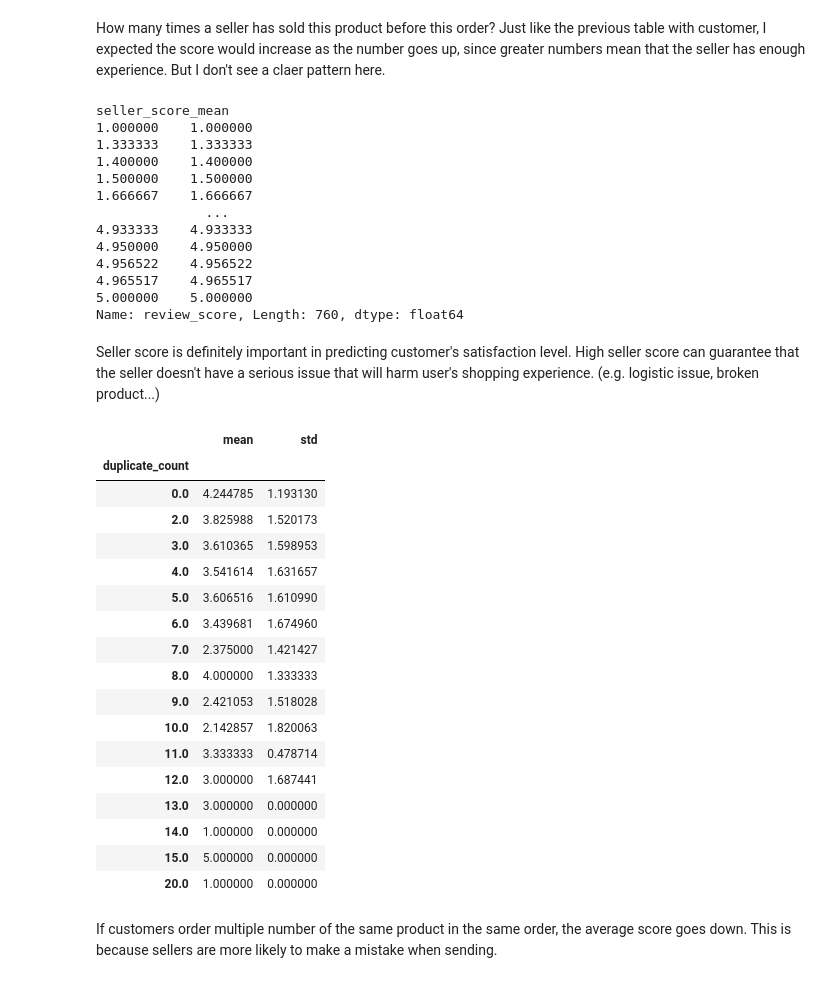
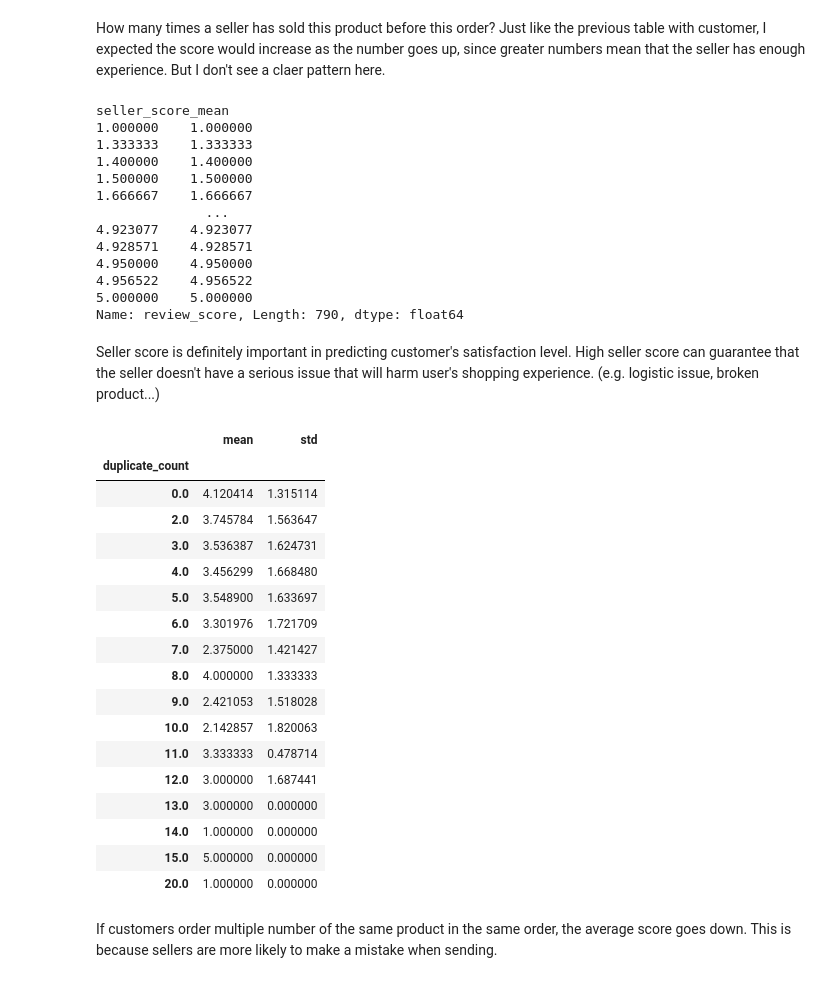
Before and after one commit to miji-lee-kr/Customer_Satisfaction_Rate_Analysis, a Jupyter notebook: Review_Score_Analysis.ipynb, the cells around one changed output. Saved outputs shown, nothing was run; the diff lists cells and outputs as text; code cells hidden in the pictures.

```diff
--- a/Review_Score_Analysis.ipynb
+++ b/Review_Score_Analysis.ipynb
@@ -426,6 +452,9 @@ df.groupby('repurchase')['review_score'].agg(['mean', 'std'])
 What if a customer repurchased the same product in his/her next purchase? It seems mean score doesn't change much.
 # %%
 df['same_region'] = df.apply(lambda row: "Same" if row['customer_state'] == row['seller_state'] else "Different", axis = 1)
+df_merge = df.groupby(['same_region'])['review_score'].agg(['mean','sum', 'std', 'min', 'max', 'median']).add_suffix('_same_region')
+df = pd.merge(df, df_merge, on = 'same_region', how = 'left')
+
 df.groupby('same_region')['review_score'].agg(['mean', 'std'])
 # %% [output]
 |  | mean | std |
@@ -441,6 +470,10 @@ df = pd.merge(df, user_count, on = 'customer_unique_id')
 
 df = df.sort_values('order_purchase_timestamp')
 df['past_purchase_count'] = df.groupby('customer_unique_id')['order_id'].transform(lambda x: pd.factorize(x)[0])
+
+df_merge = df.groupby(['past_purchase_count'])['review_score'].agg(['mean','sum', 'std', 'min', 'max', 'median']).add_suffix('_past_purchase_count')
+df = pd.merge(df, df_merge, on = 'past_purchase_count', how = 'left')
+
 df.groupby('past_purchase_count')['review_score'].agg(['mean', 'std'])
 # %% [output]
 |  | mean | std |
@@ -470,6 +503,9 @@ df = pd.merge(df, seller_count, on = 'seller_id')
 
 df = df.sort_values('order_purchase_timestamp')
 df['past_sell_count'] = df.groupby('seller_id')['order_id'].transform(lambda x: pd.factorize(x)[0])
+df_merge = df.groupby(['past_sell_count'])['review_score'].agg(['mean','sum', 'std', 'min', 'max', 'median']).add_suffix('_past_sell_count')
+df = pd.merge(df, df_merge, on = 'past_sell_count', how = 'left')
+
 df.groupby('past_sell_count')['review_score'].agg(['mean', 'std']).head(15)
 # %% [output]
 |  | mean | std |
@@ -492,8 +528,8 @@ df.groupby('past_sell_count')['review_score'].agg(['mean', 'std']).head(15)
 # %% [markdown]
 How many times a seller has sold this product before this order? Just like the previous table with customer, I expected the score would increase as the number goes up, since greater numbers mean that the seller has enough experience. But I don't see a claer pattern here.
 # %%
-seller_score = df.groupby('seller_id')['review_score'].agg(['mean', 'std']).reset_index()
-seller_score.columns = ['seller_id', 'seller_score_mean', 'seller_score_std']
+seller_score = df.groupby('seller_id')['review_score'].agg(['mean','sum', 'std', 'min', 'max', 'median']).reset_index()
+seller_score.columns = ['seller_id', 'seller_score_mean', 'seller_score_sum','seller_score_std',  'seller_score_min', 'seller_score_max', 'seller_score_median']
 df = pd.merge(df, seller_score, on = 'seller_id')
 df.groupby('seller_score_mean')['review_score'].mean()
 # %% [output]
@@ -504,28 +540,31 @@ seller_score_mean
 1.500000    1.500000
 1.666667    1.666667
               ...
-4.933333    4.933333
+4.923077    4.923077
+4.928571    4.928571
 4.950000    4.950000
 4.956522    4.956522
-4.965517    4.965517
 5.000000    5.000000
-Name: review_score, Length: 760, dtype: float64
+Name: review_score, Length: 790, dtype: float64
 # %% [markdown]
 Seller score is definitely important in predicting customer's satisfaction level. High seller score can guarantee that the seller doesn't have a serious issue that will harm user's shopping experience. (e.g. logistic issue, broken product...)
 # %%
 dupl_count = df[df.duplicated(subset = ['order_id', 'product_id', 'seller_id'], keep = False)].groupby('order_id').size().reset_index(name = 'duplicate_count')
 df = pd.merge(df, dupl_count, how = 'left', on = 'order_id')
 df['duplicate_count'].fillna(0, inplace = True)
+df_merge = df.groupby(['duplicate_count'])['review_score'].agg(['mean','sum', 'std', 'min', 'max', 'median']).add_suffix('_duplicate_count')
+df = pd.merge(df, df_merge, on = 'duplicate_count', how = 'left')
+
 df.groupby('duplicate_count')['review_score'].agg(['mean', 'std'])
 # %% [output]
 |  | mean | std |
 | duplicate_count |  |  |
-| 0.0 | 4.244785 | 1.193130 |
-| 2.0 | 3.825988 | 1.520173 |
-| 3.0 | 3.610365 | 1.598953 |
-| 4.0 | 3.541614 | 1.631657 |
-| 5.0 | 3.606516 | 1.610990 |
-| 6.0 | 3.439681 | 1.674960 |
+| 0.0 | 4.120414 | 1.315114 |
+| 2.0 | 3.745784 | 1.563647 |
+| 3.0 | 3.536387 | 1.624731 |
+| 4.0 | 3.456299 | 1.668480 |
+| 5.0 | 3.548900 | 1.633697 |
+| 6.0 | 3.301976 | 1.721709 |
 | 7.0 | 2.375000 | 1.421427 |
 | 8.0 | 4.000000 | 1.333333 |
 | 9.0 | 2.421053 | 1.518028 |
```
Also changed, not shown: parts of 47 cells of this notebook.
